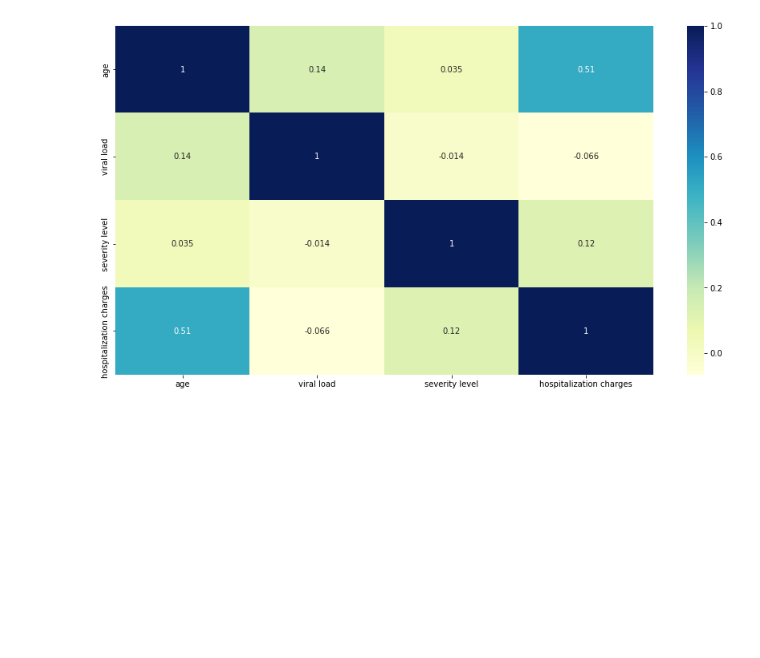
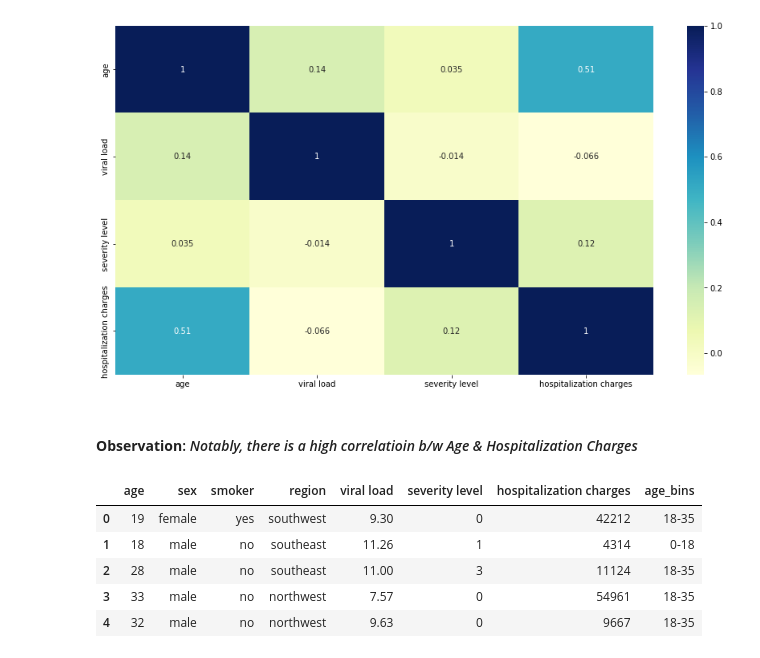
Before and after one commit to pkmariya/Scaler01, a Jupyter notebook: Apollo_CaseStudy_Mariya_DSML22.ipynb, the cells around one changed output. Cells and saved outputs as stored; diff of their text form; code cells hidden in the pictures; blank space fills up the shorter version.

```diff
--- a/Apollo_CaseStudy_Mariya_DSML22.ipynb
+++ b/Apollo_CaseStudy_Mariya_DSML22.ipynb
@@ -358,3 +360,15 @@ sns.heatmap(work_df.corr(), annot=True, cmap='YlGnBu')
 plt.show()
 # %% [output]
 [figure]
+# %% [markdown]
+#### **Observation**: *Notably, there is a high correlatioin b/w Age & Hospitalization Charges*
+# %%
+work_df['age_bins'] = pd.cut(x=work_df['age'], bins = [0, 18, 35, 50, 70, 100], labels = ['0-18', '18-35', '35-50', '50-70', '70-100'])
+work_df.head()
+# %% [output]
+|  | age | sex | smoker | region | viral load | severity level | hospitalization charges | age_bins |
+| 0 | 19 | female | yes | southwest | 9.30 | 0 | 42212 | 18-35 |
+| 1 | 18 | male | no | southeast | 11.26 | 1 | 4314 | 0-18 |
+| 2 | 28 | male | no | southeast | 11.00 | 3 | 11124 | 18-35 |
+| 3 | 33 | male | no | northwest | 7.57 | 0 | 54961 | 18-35 |
+| 4 | 32 | male | no | northwest | 9.63 | 0 | 9667 | 18-35 |
```
Also changed, not shown: parts of 8 cells of this notebook.
